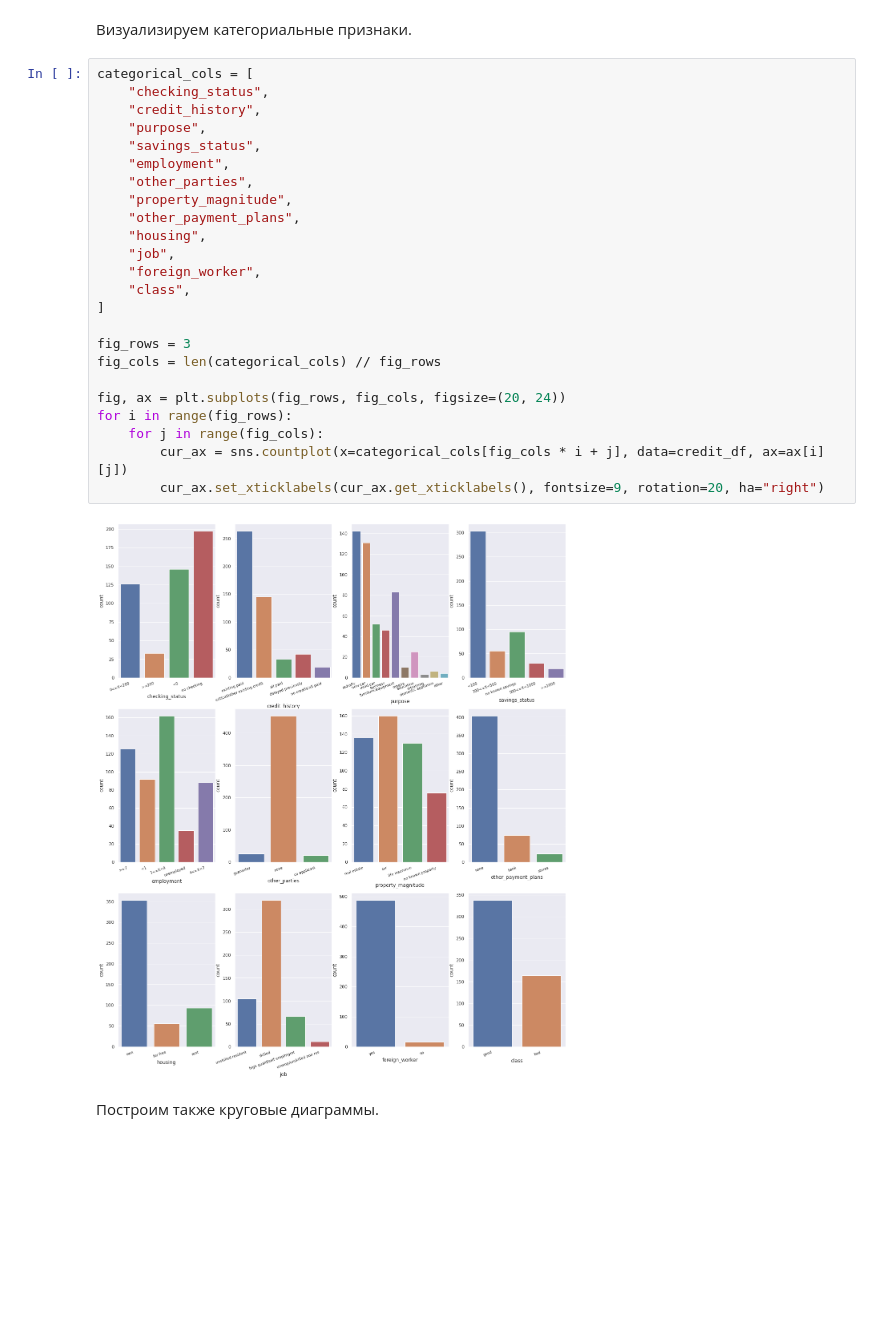
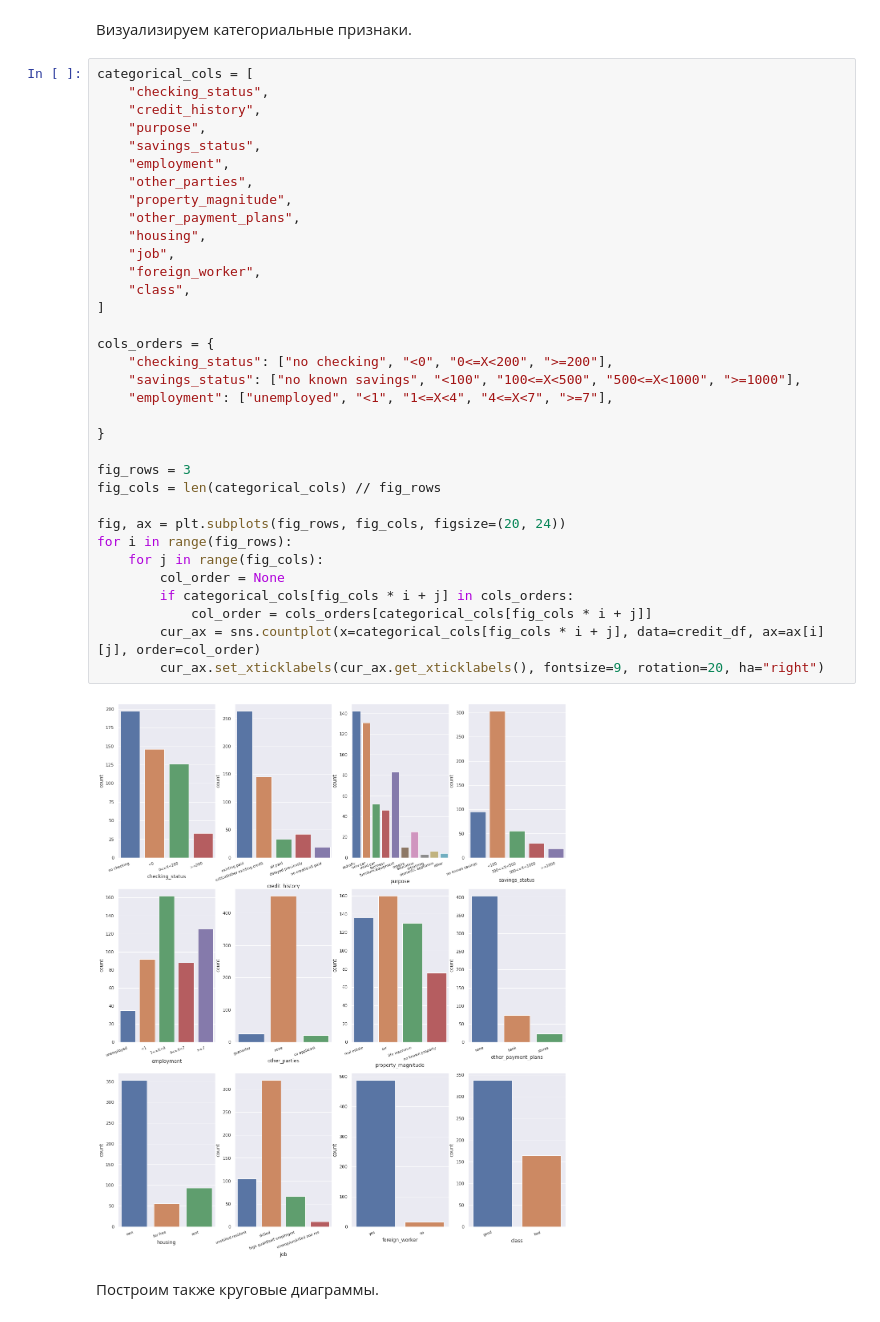
Before and after one commit to elmanelman/data-mining-class, a Jupyter notebook: lab1_task.ipynb, the cells around one changed output. Saved outputs shown, nothing was run; the diff lists cells and outputs as text; blank space fills up the shorter version.

```diff
--- a/lab1_task.ipynb
+++ b/lab1_task.ipynb
@@ -203,29 +203,39 @@ dtype: int64
 # %%
 categorical_cols = [
     "checking_status",
     "credit_history",
     "purpose",
     "savings_status",
     "employment",
     "other_parties",
     "property_magnitude",
     "other_payment_plans",
     "housing",
     "job",
     "foreign_worker",
     "class",
 ]
 
+cols_orders = {
+    "checking_status": ["no checking", "<0", "0<=X<200", ">=200"],
+    "savings_status": ["no known savings", "<100", "100<=X<500", "500<=X<1000", ">=1000"],
+    "employment": ["unemployed", "<1", "1<=X<4", "4<=X<7", ">=7"],
+
+}
+
 fig_rows = 3
 fig_cols = len(categorical_cols) // fig_rows
 
 fig, ax = plt.subplots(fig_rows, fig_cols, figsize=(20, 24))
 for i in range(fig_rows):
     for j in range(fig_cols):
-        cur_ax = sns.countplot(x=categorical_cols[fig_cols * i + j], data=credit_df, ax=ax[i][j])
+        col_order = None
+        if categorical_cols[fig_cols * i + j] in cols_orders:
+            col_order = cols_orders[categorical_cols[fig_cols * i + j]]
+        cur_ax = sns.countplot(x=categorical_cols[fig_cols * i + j], data=credit_df, ax=ax[i][j], order=col_order)
         cur_ax.set_xticklabels(cur_ax.get_xticklabels(), fontsize=9, rotation=20, ha="right")
 # %% [output]
-[figure, old version]
+[figure, new version]
 # %% [markdown]
 Построим также круговые диаграммы.
 # %%
```
Also changed, not shown: parts of 5 cells of this notebook.
